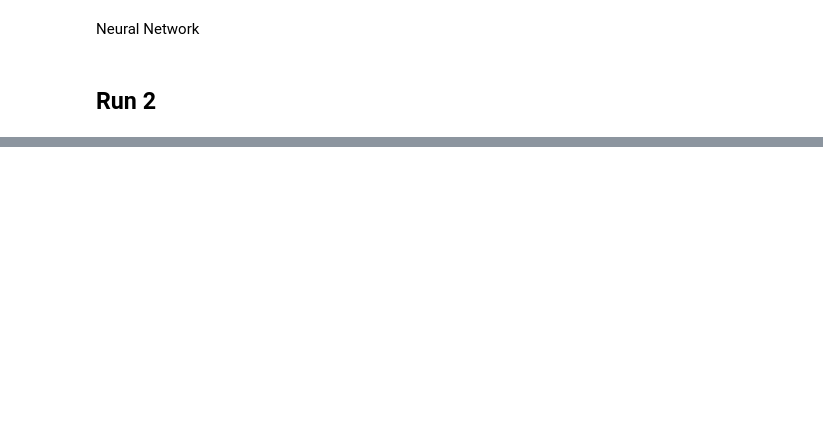
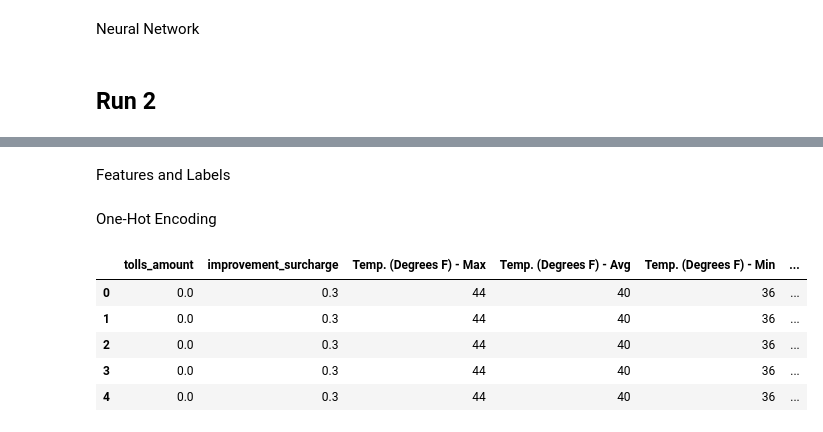
Before and after one commit to adhish70/Taxi_Fare_Prediction-CS672_Project, a Jupyter notebook: main_design.ipynb, the cells around one changed output, grey strips where cells are left out. Drawn from its saved outputs; the diff is of its cells as text; code cells hidden in the pictures; blank space fills up the shorter version.

```diff
--- a/main_design.ipynb
+++ b/main_design.ipynb
@@ -553,0 +529,2 @@ Neural Network
+# %%
+run2_df = final_df.drop(columns=['Date'])
@@ -553,0 +551,2 @@ Neural Network
+# %% [markdown]
+Features and Labels
@@ -553,0 +555,15 @@ Neural Network
+# %%
+features = run2_df.drop(columns='total_amount')
+# %% [markdown]
+One-Hot Encoding
+# %%
+features = pd.get_dummies(features)
+# %%
+features.iloc[:,5:].head(5)
+# %% [output]
+|  | tolls_amount | improvement_surcharge | Temp. (Degrees F) - Max | Temp. (Degrees F) - Avg | Temp. (Degrees F) - Min | ... |
+| 0 | 0.0 | 0.3 | 44 | 40 | 36 | ... |
+| 1 | 0.0 | 0.3 | 44 | 40 | 36 | ... |
+| 2 | 0.0 | 0.3 | 44 | 40 | 36 | ... |
+| 3 | 0.0 | 0.3 | 44 | 40 | 36 | ... |
+| 4 | 0.0 | 0.3 | 44 | 40 | 36 | ... |
```
Also changed, not shown: parts of 33 cells of this notebook.
